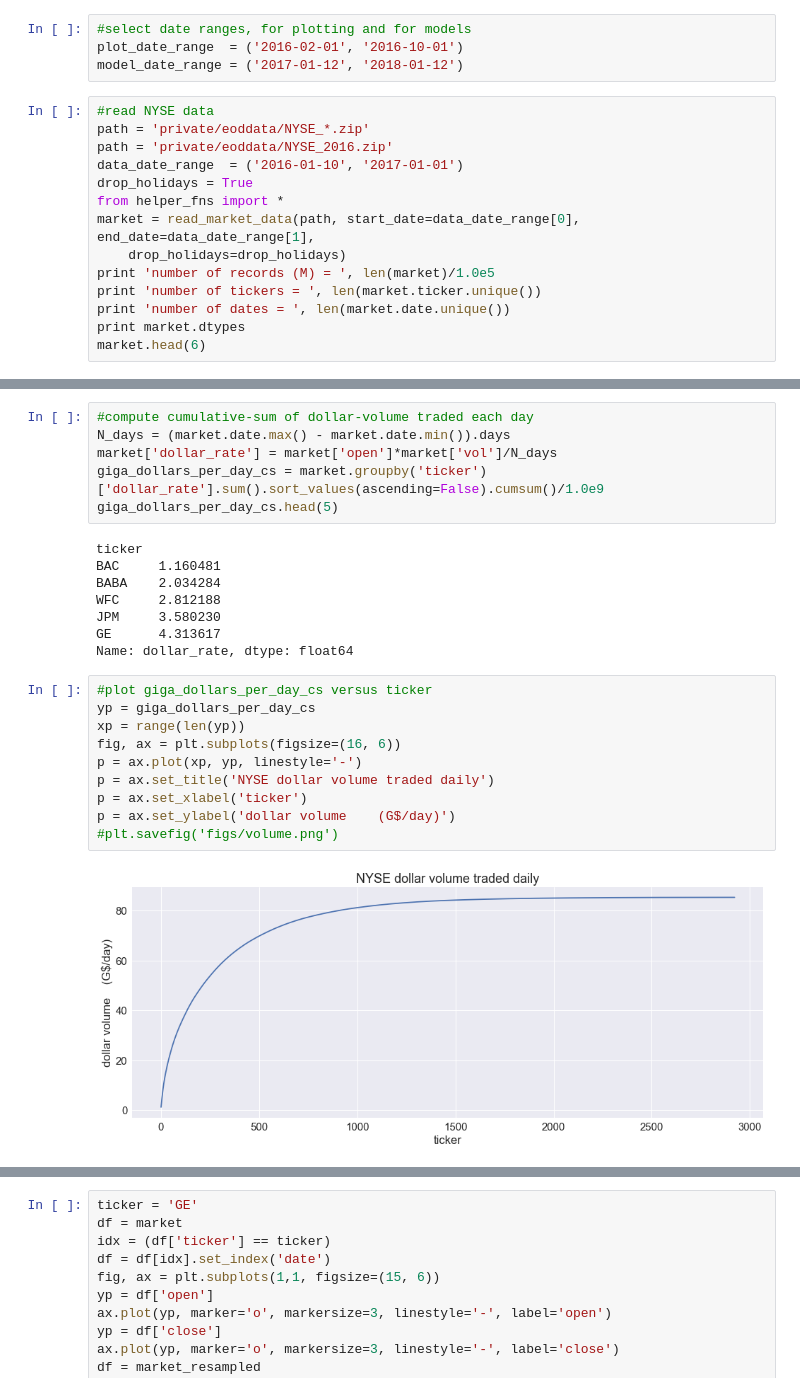
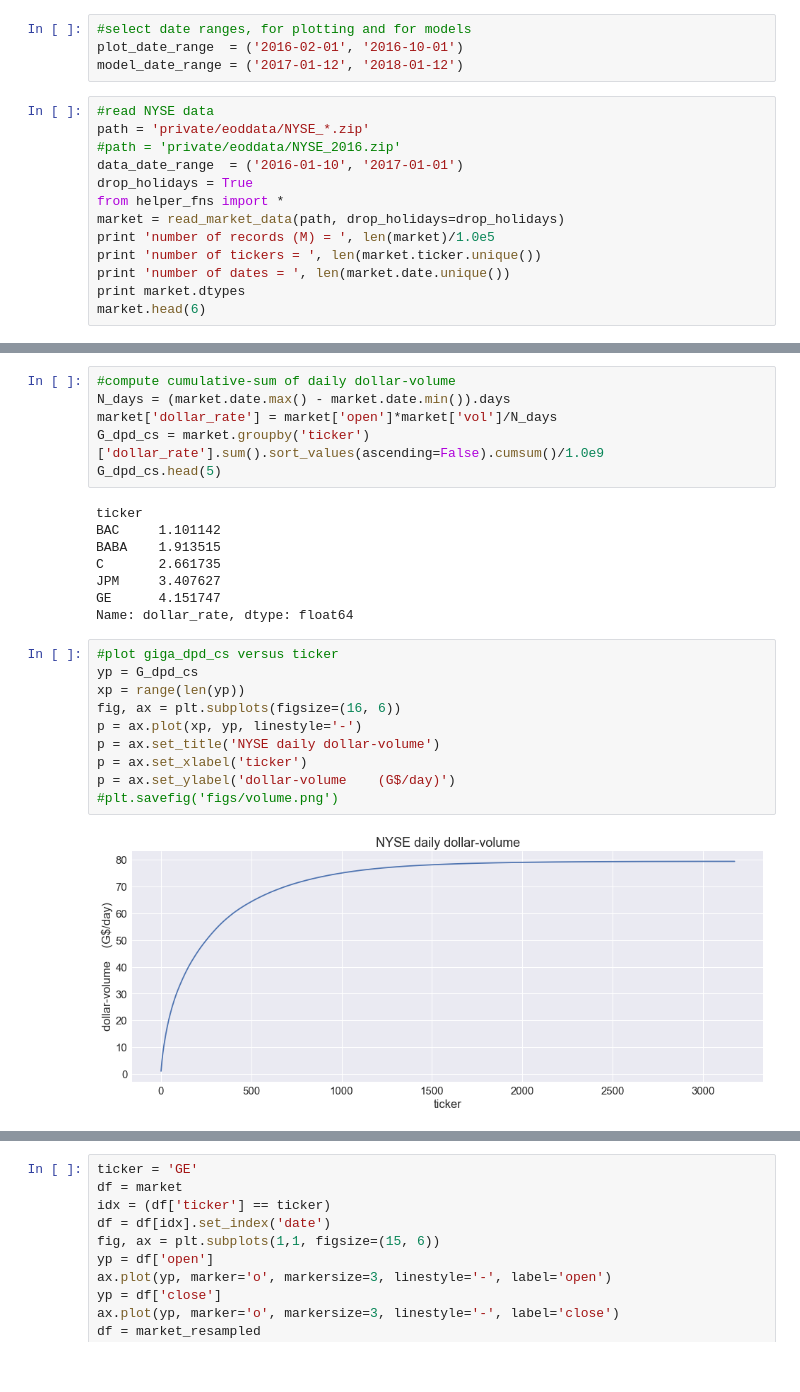
Before and after one commit to joehahn/dl, a Jupyter notebook: market/inspect_stock_data.ipynb, the cells around one changed output, grey strips where cells are left out. Drawn from its saved outputs; the diff is of its cells as text.

```diff
--- a/market/inspect_stock_data.ipynb
+++ b/market/inspect_stock_data.ipynb
@@ -24,12 +24,11 @@ model_date_range = ('2017-01-12', '2018-01-12')
 # %%
 #read NYSE data
 path = 'private/eoddata/NYSE_*.zip'
-path = 'private/eoddata/NYSE_2016.zip'
+#path = 'private/eoddata/NYSE_2016.zip'
 data_date_range  = ('2016-01-10', '2017-01-01')
 drop_holidays = True
 from helper_fns import *
-market = read_market_data(path, start_date=data_date_range[0], end_date=data_date_range[1],
-    drop_holidays=drop_holidays)
+market = read_market_data(path, drop_holidays=drop_holidays)
 print 'number of records (M) = ', len(market)/1.0e5
 print 'number of tickers = ', len(market.ticker.unique())
 print 'number of dates = ', len(market.date.unique())
@@ -58,27 +62,27 @@ dtype: object
 # %%
-#compute cumulative-sum of dollar-volume traded each day
+#compute cumulative-sum of daily dollar-volume
 N_days = (market.date.max() - market.date.min()).days
 market['dollar_rate'] = market['open']*market['vol']/N_days
-giga_dollars_per_day_cs = market.groupby('ticker')['dollar_rate'].sum().sort_values(ascending=False).cumsum()/1.0e9
-giga_dollars_per_day_cs.head(5)
+G_dpd_cs = market.groupby('ticker')['dollar_rate'].sum().sort_values(ascending=False).cumsum()/1.0e9
+G_dpd_cs.head(5)
 # %% [output]
 ticker
-BAC     1.160481
-BABA    2.034284
-WFC     2.812188
-JPM     3.580230
-GE      4.313617
+BAC     1.101142
+BABA    1.913515
+C       2.661735
+JPM     3.407627
+GE      4.151747
 Name: dollar_rate, dtype: float64
 # %%
-#plot giga_dollars_per_day_cs versus ticker
-yp = giga_dollars_per_day_cs
+#plot giga_dpd_cs versus ticker
+yp = G_dpd_cs
 xp = range(len(yp))
 fig, ax = plt.subplots(figsize=(16, 6))
 p = ax.plot(xp, yp, linestyle='-')
-p = ax.set_title('NYSE dollar volume traded daily')
+p = ax.set_title('NYSE daily dollar-volume')
 p = ax.set_xlabel('ticker')
-p = ax.set_ylabel('dollar volume    (G$/day)')
+p = ax.set_ylabel('dollar-volume    (G$/day)')
 #plt.savefig('figs/volume.png')
 # %% [output]
-[figure, old version]
+[figure, new version]
 # %%
```
Also changed, not shown: parts of 12 cells of this notebook, 1 other file.
